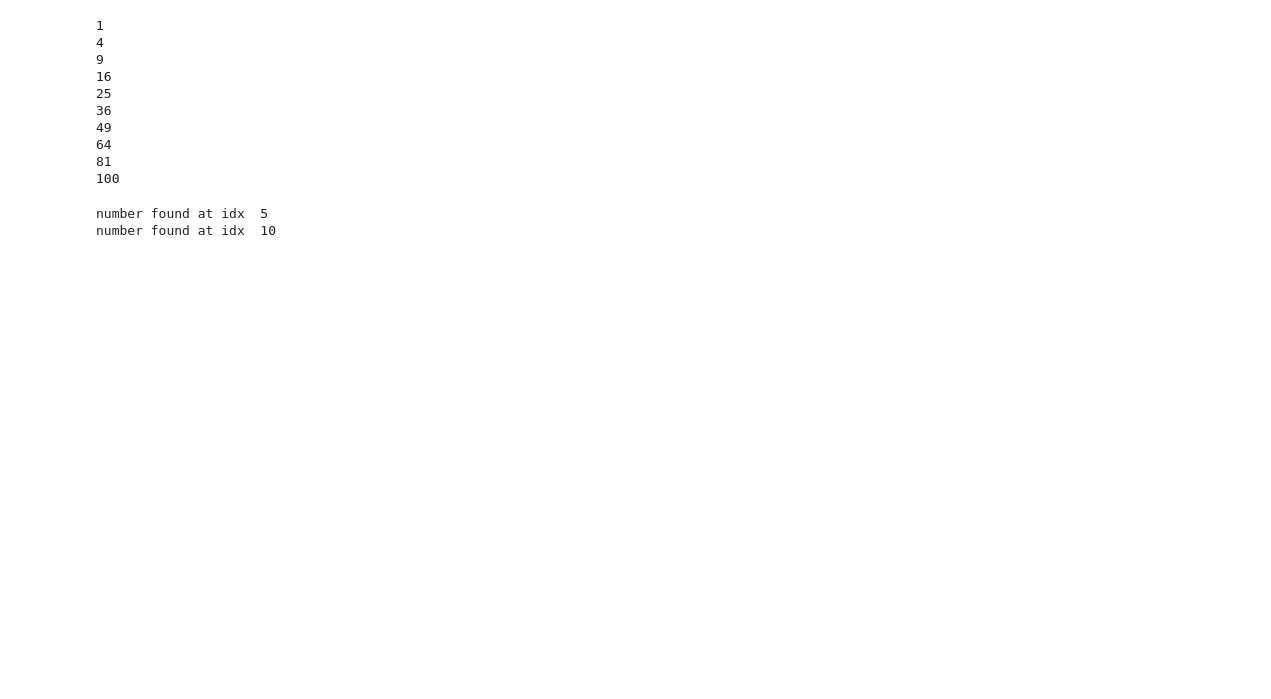
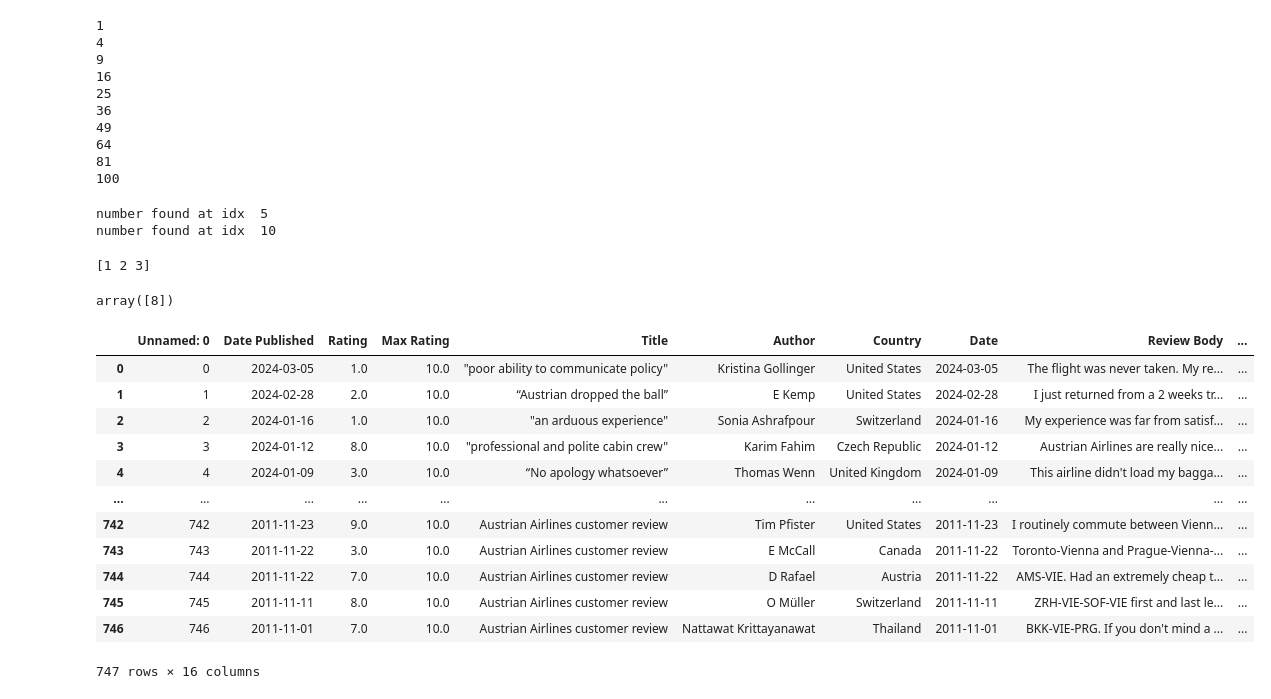
Before and after one commit to harshilgohil04/Daily-practice, a Jupyter notebook: test.ipynb, the cells around one changed output. Drawn from its saved outputs; the diff is of its cells as text; code cells hidden in the pictures; blank space fills up the shorter version.

```diff
--- a/test.ipynb
+++ b/test.ipynb
@@ -411,0 +418,11 @@ number found at idx  10
+# %%
+
+arr = np.array([1,2,3])
+print(arr)
+# %% [output]
+[1 2 3]
+# %%
+a = np.array(["this is ball"])
+np.char.find(a,"ball", start=0, end=None)
+# %% [output]
+array([8])
@@ -411,0 +431,17 @@ number found at idx  10
+# %%
+df = pd.read_csv("C:\\Users\\Administrator\\Downloads\\archive\\austrian_airlines_reviews.csv")
+df
+# %% [output]
+|  | Unnamed: 0 | Date Published | Rating | Max Rating | Title | Author | Country | Date | Review Body | ... |
+| 0 | 0 | 2024-03-05 | 1.0 | 10.0 | "poor ability to communicate policy" | Kristina Gollinger | United States | 2024-03-05 | The flight was never taken. My re... | ... |
+| 1 | 1 | 2024-02-28 | 2.0 | 10.0 | “Austrian dropped the ball” | E Kemp | United States | 2024-02-28 | I just returned from a 2 weeks tr... | ... |
+| 2 | 2 | 2024-01-16 | 1.0 | 10.0 | "an arduous experience" | Sonia Ashrafpour | Switzerland | 2024-01-16 | My experience was far from satisf... | ... |
+| 3 | 3 | 2024-01-12 | 8.0 | 10.0 | "professional and polite cabin crew" | Karim Fahim | Czech Republic | 2024-01-12 | Austrian Airlines are really nice... | ... |
+| 4 | 4 | 2024-01-09 | 3.0 | 10.0 | “No apology whatsoever” | Thomas Wenn | United Kingdom | 2024-01-09 | This airline didn't load my bagga... | ... |
+| ... | ... | ... | ... | ... | ... | ... | ... | ... | ... | ... |
+| 742 | 742 | 2011-11-23 | 9.0 | 10.0 | Austrian Airlines customer review | Tim Pfister | United States | 2011-11-23 | I routinely commute between Vienn... | ... |
+| 743 | 743 | 2011-11-22 | 3.0 | 10.0 | Austrian Airlines customer review | E McCall | Canada | 2011-11-22 | Toronto-Vienna and Prague-Vienna-... | ... |
+| 744 | 744 | 2011-11-22 | 7.0 | 10.0 | Austrian Airlines customer review | D Rafael | Austria | 2011-11-22 | AMS-VIE. Had an extremely cheap t... | ... |
+| 745 | 745 | 2011-11-11 | 8.0 | 10.0 | Austrian Airlines customer review | O Müller | Switzerland | 2011-11-11 | ZRH-VIE-SOF-VIE first and last le... | ... |
+| 746 | 746 | 2011-11-01 | 7.0 | 10.0 | Austrian Airlines customer review | Nattawat Krittayanawat | Thailand | 2011-11-01 | BKK-VIE-PRG. If you don't mind a ... | ... |
+747 rows × 16 columns
```
Also changed, not shown: parts of 22 cells of this notebook, 15 other files.
